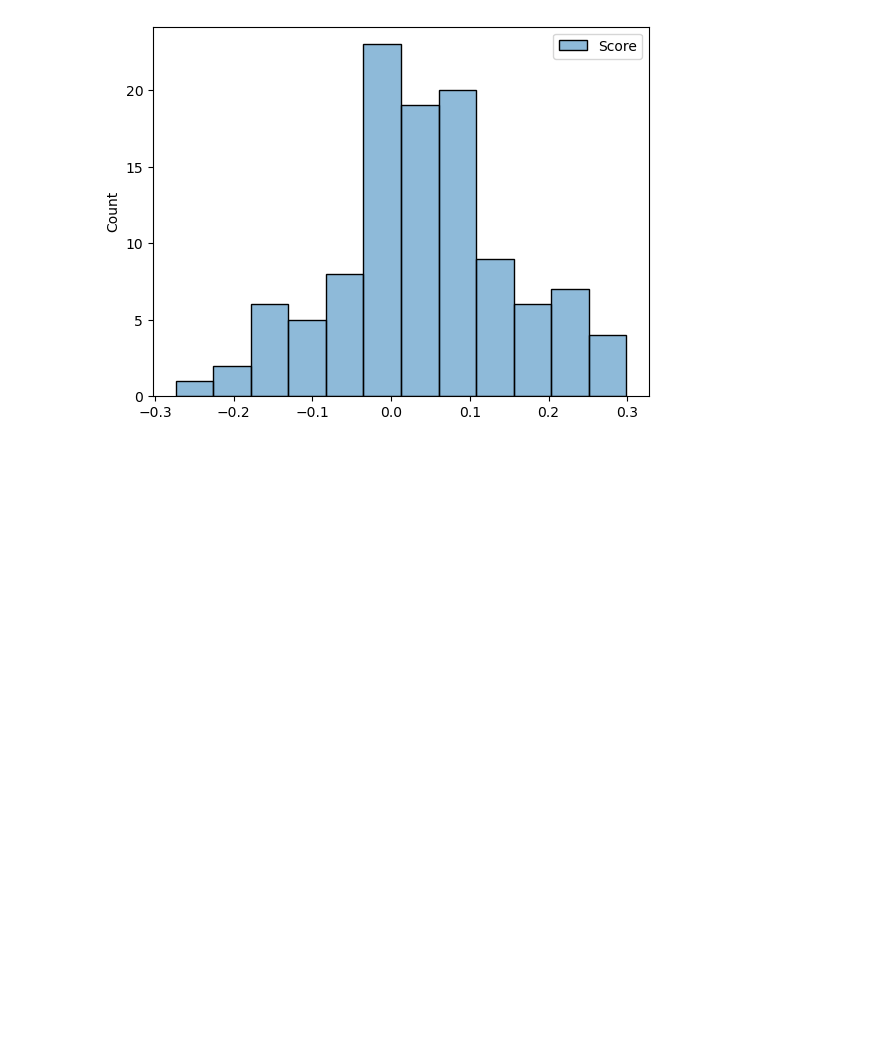
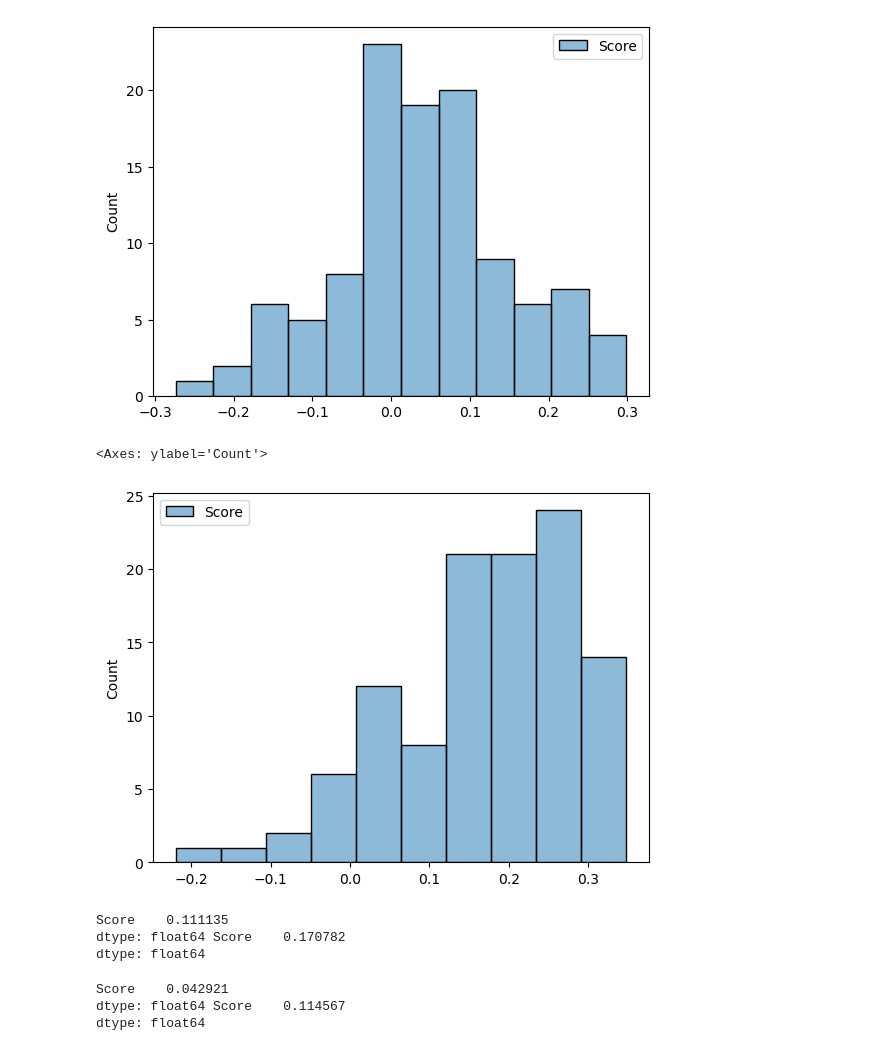
Before and after one commit to ChonkMonk/Stock-Sentiment-Analyzer, a Jupyter notebook: backend/SentimentAnalysis/Statistics Nerd Stuff/finbert_test.ipynb, the cells around one changed output. Drawn from its saved outputs; the diff is of its cells as text; code cells hidden in the pictures; blank space fills up the shorter version.

Commit message:
Made Sentiment Analysis Prettier

```diff
--- a/backend/SentimentAnalysis/Statistics Nerd Stuff/finbert_test.ipynb
+++ b/backend/SentimentAnalysis/Statistics Nerd Stuff/finbert_test.ipynb
@@ -26,5 +11,0 @@ print(test_sents)
-# %%
-import yfinance as yf
-ticker = yf.Ticker('META')
-meta = ticker.history('30mo')
-meta.head()
@@ -91,11 +60,14 @@ def web_scraper(input):
     return df
 # %%
 class Sentiment_Analyzer:
-    def __init__(self, weighting, model, tokenizer):
+    def __init__(self, weighting, model, tokenizer, stdev, mean):
         self.weight = weighting
         self.model = model
         self.tokenizer = tokenizer
         self.nlp = pipeline("sentiment-analysis",model = self.model, tokenizer = self.tokenizer)
+        self.stdev = stdev
+        self.mean = mean
+
     def sentiment_label(self, title, nlp):
         results = nlp(title)
         label = results[0]['label']
@@ -104,7 +76,7 @@ class Sentiment_Analyzer:
         results = nlp(title)
         score= results[0]['score']
         return score
-    def analyzer(self, df, ticker):
+    def analyzer_finbert(self, df, ticker):
         df['Sentiment Label'] = df['title'].apply(lambda title: self.sentiment_label(title, self.nlp))
         df['Sentiment Score'] = df['title'].apply(lambda title: self.sentiment_score(title, self.nlp))
         net_sent_score = 0
@@ -117,5 +89,29 @@ class Sentiment_Analyzer:
                 pass
         net_sent_score = net_sent_score / df.shape[0]
         return self.weight*net_sent_score
+    def analyzer_bert(self, df, ticker):
+        df['Sentiment Label'] = df['title'].apply(lambda title: self.sentiment_label(title, self.nlp))
+        df['Sentiment Score'] = df['title'].apply(lambda title: self.sentiment_score(title, self.nlp))
+        net_sent_score = 0
+        weightings_mid = 0.5
+        for row in range(df.shape[0]):
+            if df.iloc[row]['Sentiment Label'] == '5 stars':
+                net_sent_score += df.iloc[row]['Sentiment Score']
+            elif df.iloc[row]['Sentiment Label'] == '4 stars':
+                net_sent_score += weightings_mid * df.iloc[row]['Sentiment Score']
+            elif df.iloc[row]['Sentiment Label'] == '3 stars':
+                pass
+            elif df.iloc[row]['Sentiment Label'] == '2 stars':
+                net_sent_score -= weightings_mid*df.iloc[row]['Sentiment Score']
+            elif df.iloc[row]['Sentiment Label'] == '1 star':
+                net_sent_score -= df.iloc[row]['Sentiment Score']
+        net_sent_score = net_sent_score / df.shape[0]
+        net_sent_score = (net_sent_score - self.mean)/self.stdev
+        return self.weight*net_sent_score
+
+    def set_std_mean(self, df):
+        self.stdev = df['Sentiment Score'].std()
+        self.mean = df['Sentiment Score'].mean()
+        return (self.stdev, self.mean)
 # %%
 finbert = Sentiment_Analyzer(1, model, tokenizer)
@@ -146,7 +132,7 @@ finbert.analyzer(web_scraper(ticker), ticker)
 score_dis_finbert = pd.DataFrame({'Score':[]})
 # %%
 for symbol in ticker_list:
-    score = finbert.analyzer(web_scraper(symbol),symbol)
+    score = finbert.analyzer_finbert(web_scraper(symbol),symbol)
     new_row = {'Score':score}
     score_dis_finbert.loc[len(score_dis_finbert)] = new_row
     print(f'{symbol}: {score}')
@@ -182,6 +164,6 @@ bert.nlp('mungus')
 # %%
 for symbol in ticker_list:
-    score = bert.analyzer(web_scraper(symbol),symbol)
+    score = bert.analyzer_bert(web_scraper(symbol),symbol)
     new_row = {'Score':score}
     score_dis_bert.loc[len(score_dis_bert)] = new_row
     print(f'{symbol}: {score}')
@@ -196,3 +192,24 @@ sns.histplot(score_dis_finbert)
 # %% [output]
 <Axes: ylabel='Count'>
 [figure]
+# %%
+sns.histplot(score_dis_bert)
+# %% [output]
+<Axes: ylabel='Count'>
+[figure, added]
+# %%
+bert_stdev = score_dis_bert.std()
+bert_mean = score_dis_bert.mean()
+print(bert_stdev, bert_mean)
+# %% [output]
+Score    0.111135
+dtype: float64 Score    0.170782
+dtype: float64
+# %%
+finbert_stdev = score_dis_finbert.std()
+finbert_mean = score_dis_finbert.mean()
+print(finbert_mean, finbert_stdev)
+# %% [output]
+Score    0.042921
+dtype: float64 Score    0.114567
+dtype: float64
```
Also changed, not shown: parts of 13 cells of this notebook, 2 other files.
